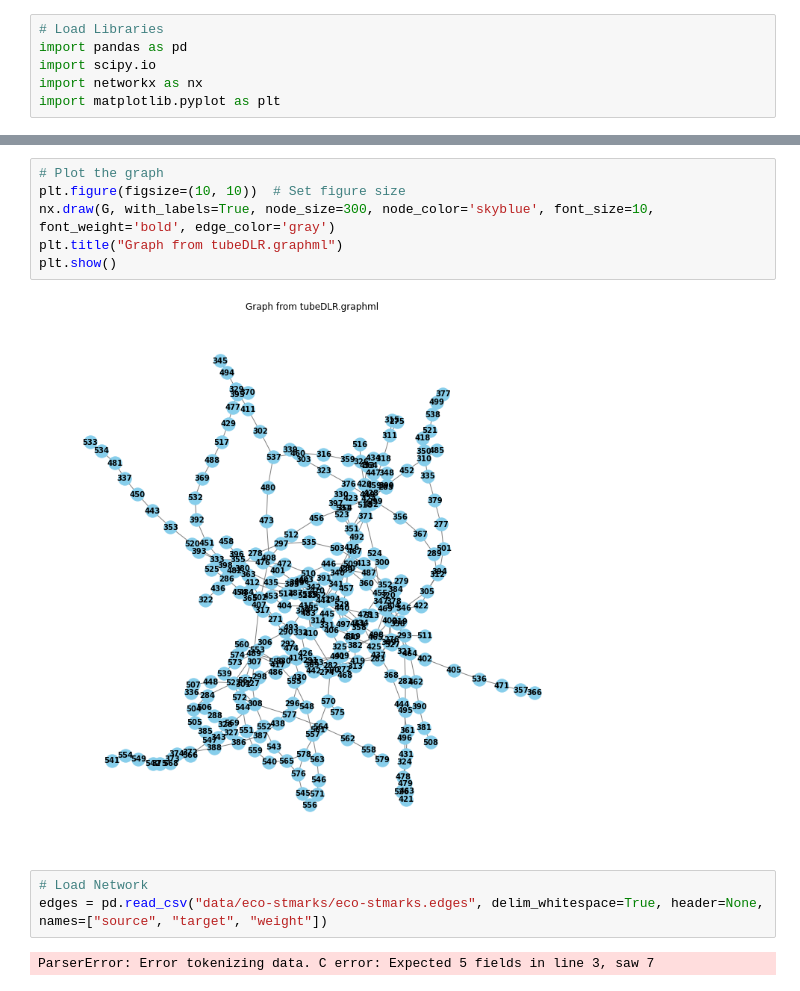
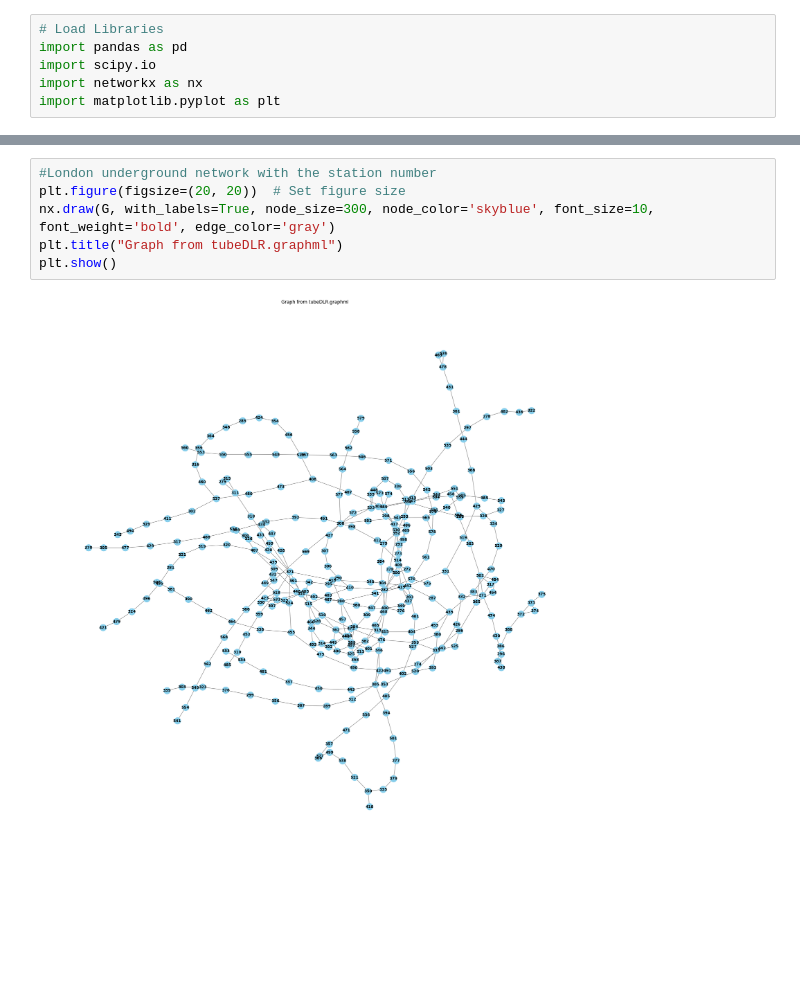
Before and after one commit to schmeti/uc3m_network_analysis, a Jupyter notebook: main.ipynb, the cells around one changed output, grey strips where cells are left out. Drawn from its saved outputs; the diff is of its cells as text; blank space fills up the shorter version.

```diff
--- a/main.ipynb
+++ b/main.ipynb
@@ -104,13 +62,8 @@ plt.show()
 # %%
-# Plot the graph
-plt.figure(figsize=(10, 10))  # Set figure size
+#London underground network with the station number
+plt.figure(figsize=(20, 20))  # Set figure size
 nx.draw(G, with_labels=True, node_size=300, node_color='skyblue', font_size=10, font_weight='bold', edge_color='gray')
 plt.title("Graph from tubeDLR.graphml")
 plt.show()
 # %% [output]
-[figure, old version]
+[figure, new version]
-# %%
-# Load Network
-edges = pd.read_csv("data/eco-stmarks/eco-stmarks.edges", delim_whitespace=True, header=None, names=["source", "target", "weight"])
-# %% [output]
-ParserError: Error tokenizing data. C error: Expected 5 fields in line 3, saw 7
```
Also changed, not shown: parts of 23 cells of this notebook.
